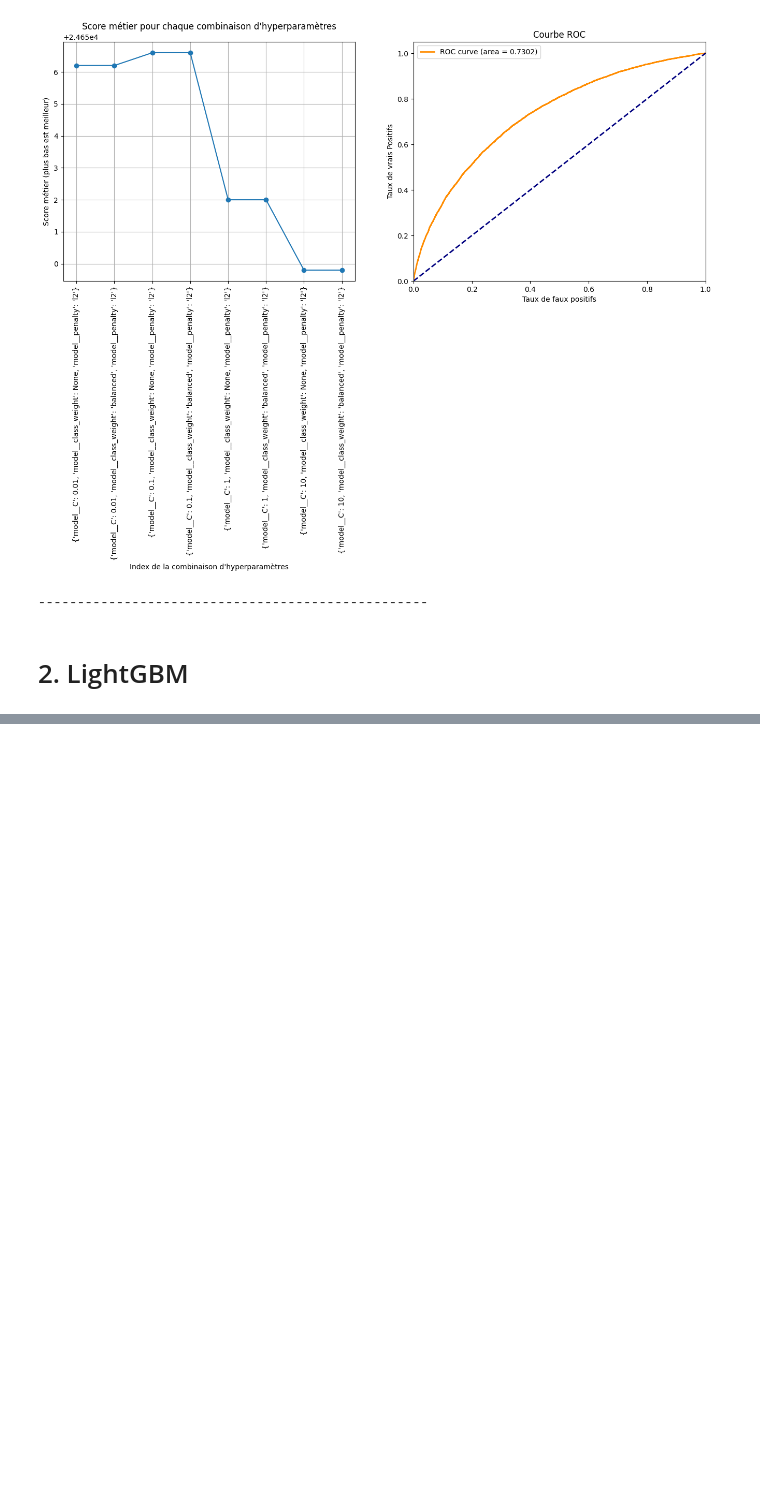
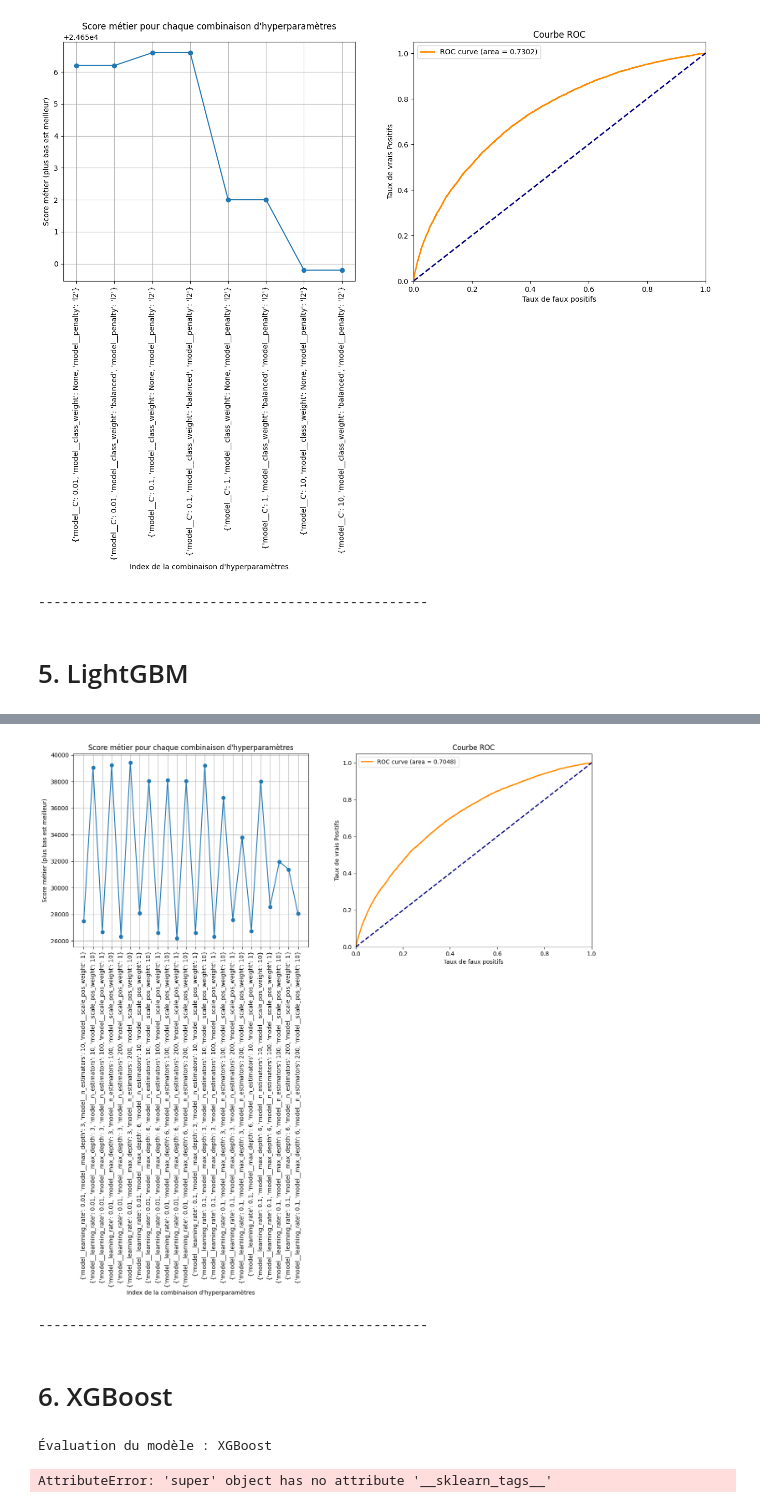
Before and after one commit to amadousysada/scoring-model, a Jupyter notebook: 03_modelisation.ipynb, the cells around one changed output, grey strips where cells are left out. Saved outputs shown, nothing was run; the diff lists cells and outputs as text; code cells hidden in the pictures; blank space fills up the shorter version.

```diff
--- a/03_modelisation.ipynb
+++ b/03_modelisation.ipynb
@@ -127,7 +129,7 @@ models = {
     "Logistic Regression": LogisticRegression(random_state=42),
     "Random Forest": RandomForestClassifier(random_state=42),
     "XGBoost": XGBClassifier(random_state=42),
-    "LightGBM": LGBMClassifier(random_state=42, verbosity=0),
+    "LightGBM": LGBMClassifier(random_state=42, verbose=-1),
 }
 
 # Grilles d'hyperparamètres
@@ -159,0 +159,7 @@ model_results = {}
+# %%
+# Résultats des modèles
+model_results = {}
+import os
+if os.path.exists("grid_search_results.pkl"):
+    with open("grid_search_results.pkl", "rb") as f:
+        model_results = pickle.load(f)
@@ -220,6 +230,10 @@ def evaluate_model(model_name, X_train, y_train, X_valid, y_valid, force=True):
   else:
     grid_search = model_results[model_name]
 
+  # Sauvegarder les resultats, pour eviter plus tard le coùt de calcul
+  with open(f"{folder_path}grid_search_results.pkl", "wb") as f:
+    pickle.dump(grid_search, f)
+
   y_pred = grid_search.predict(X_valid)
   y_prob = grid_search.predict_proba(X_valid)[:, 1]
 
@@ -300,10 +289,9 @@ Matrice de confusion : [[57789 27017]
 # %%
 res.cv_results_
 # %% [markdown]
-# 2. LightGBM
+# 5. LightGBM
 # %%
-import warnings
 warnings.simplefilter("ignore", FutureWarning)
-res = evaluate_model(model_name='LightGBM', X_train=X_Xtrain, y_train=y_train, X_valid=X_valid, y_valid=y_valid, force=True)
+res = evaluate_model(model_name='LightGBM', X_train=X_Xtrain, y_train=y_train, X_valid=X_valid, y_valid=y_valid, force=False)
 # %% [output]
 Évaluation du modèle : LightGBM
@@ -325,0 +302,10 @@ res = evaluate_model(model_name='LightGBM', X_train=X_Xtrain, y_train=y_train, X
+[figure, added]
+--------------------------------------------------
+# %% [markdown]
+# 6. XGBoost
+# %%
+warnings.simplefilter("ignore", UserWarning)
+res = evaluate_model(model_name='XGBoost', X_train=X_Xtrain, y_train=y_train, X_valid=X_valid, y_valid=y_valid, force=False)
+# %% [output]
+Évaluation du modèle : XGBoost
+AttributeError: 'super' object has no attribute '__sklearn_tags__'
```
Also changed, not shown: parts of 8 cells of this notebook.
